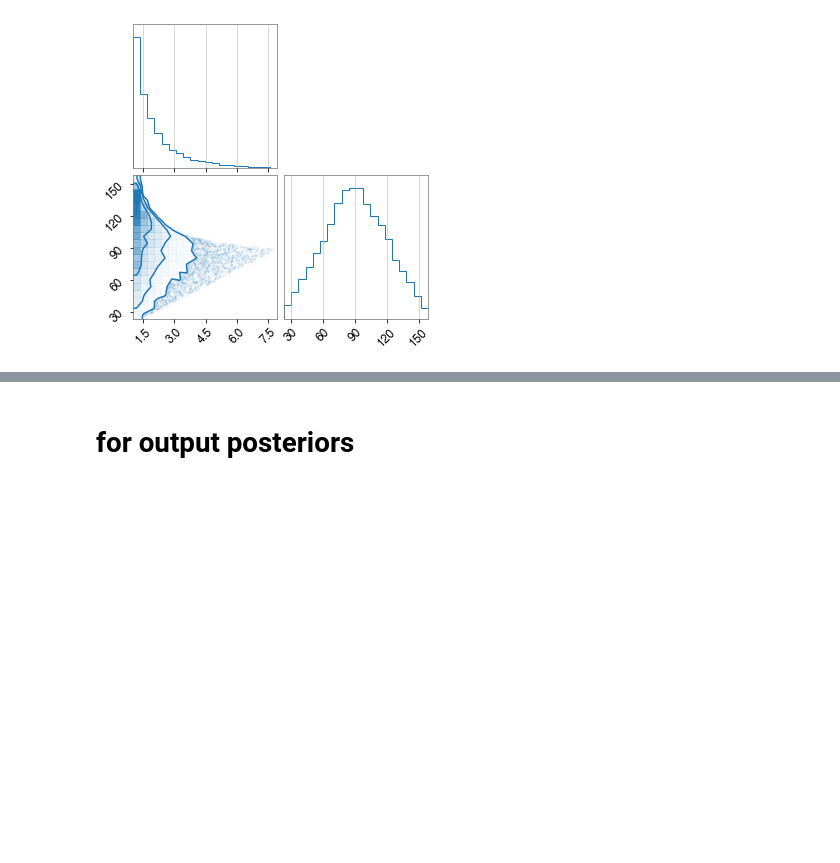
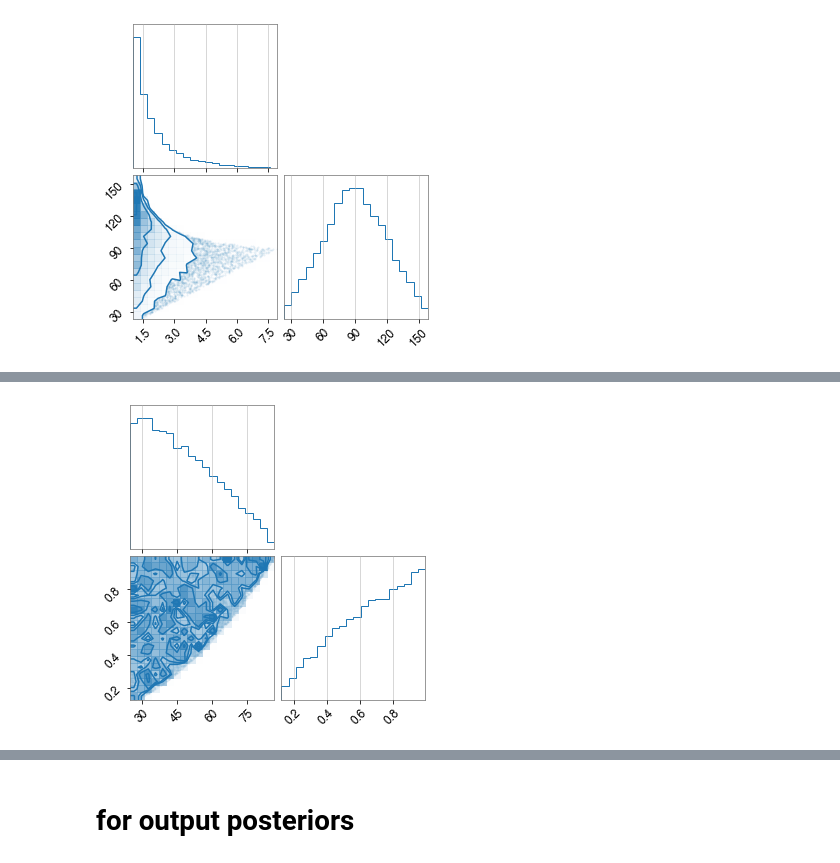
Before and after one commit to jcbayley/vitamin, a Jupyter notebook: notebooks/mass_distribution.ipynb, the cells around one changed output, grey strips where cells are left out. Saved outputs shown, nothing was run; the diff lists cells and outputs as text; code cells hidden in the pictures; blank space fills up the shorter version.

```diff
--- a/notebooks/mass_distribution.ipynb
+++ b/notebooks/mass_distribution.ipynb
@@ -81,3 +90,5 @@ bilby_mass_ratios = np.array([bilby_samp["mass_1"]/bilby_samp["mass_2"], bilby_s
 fig1 = corner.corner(bilby_mass_ratios, color = "C0")
 # %% [output]
 [figure]
+# %%
+bilby_prior = bilby.gw.prior.BBHPriorDict()
@@ -83,0 +97,4 @@ fig1 = corner.corner(bilby_mass_ratios, color = "C0")
+# %%
+bilby_samp = bilby_prior.sample(15000)
+# %%
+bilby_chirp_symm = np.array([bilby_samp["chirp_mass"], bilby_samp["mass_ratio"]]).T
@@ -83,0 +120,4 @@ fig1 = corner.corner(bilby_mass_ratios, color = "C0")
+# %%
+fig1 = corner.corner(bilby_chirp_symm, color = "C0")
+# %% [output]
+[figure, added]
```
Also changed, not shown: parts of 83 cells of this notebook, 23 other files.
